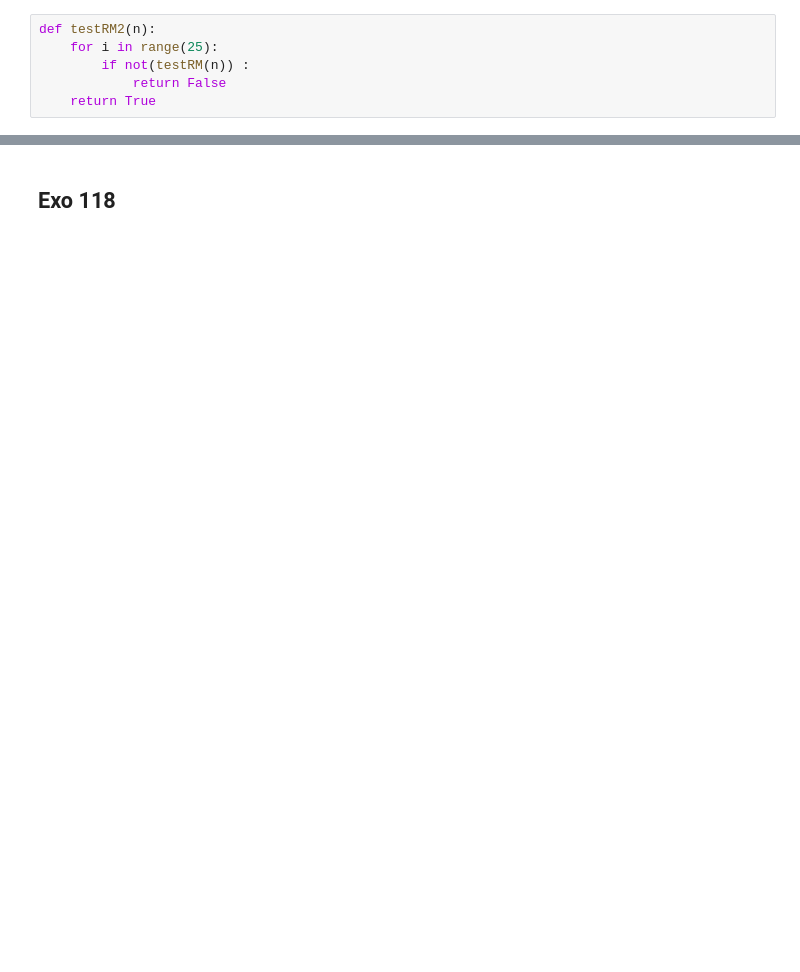
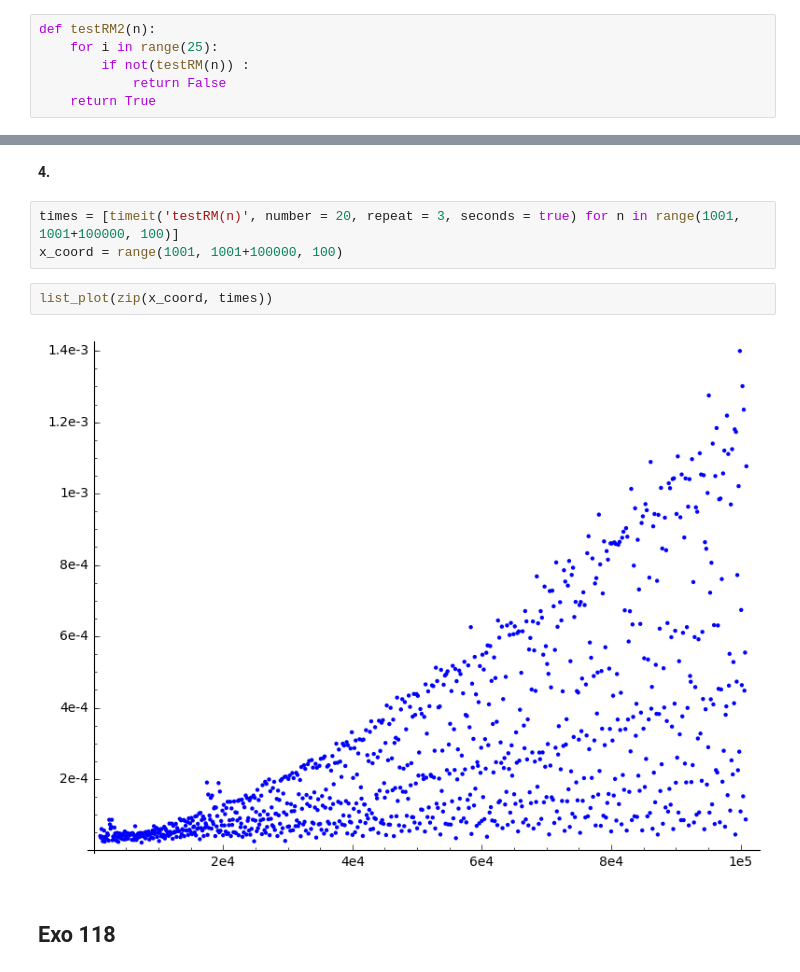
Before and after one commit to froumestan/ACCQ203, a Jupyter notebook: TP 08 - Primalité.ipynb, the cells around one changed output, grey strips where cells are left out. Drawn from its saved outputs; the diff is of its cells as text; blank space fills up the shorter version.

```diff
--- a/TP 08 - Primalité.ipynb
+++ b/TP 08 - Primalité.ipynb
@@ -79,2 +125,11 @@ def testRM2(n):
+# %% [markdown]
+**4.**
+# %%
+times = [timeit('testRM(n)', number = 20, repeat = 3, seconds = true) for n in range(1001, 1001+100000, 100)]
+x_coord = range(1001, 1001+100000, 100)
+# %%
+list_plot(zip(x_coord, times))
+# %% [output]
+[figure, added]
 # %% [markdown]
 ## Exo 118
```
Also changed, not shown: parts of 35 cells of this notebook.
